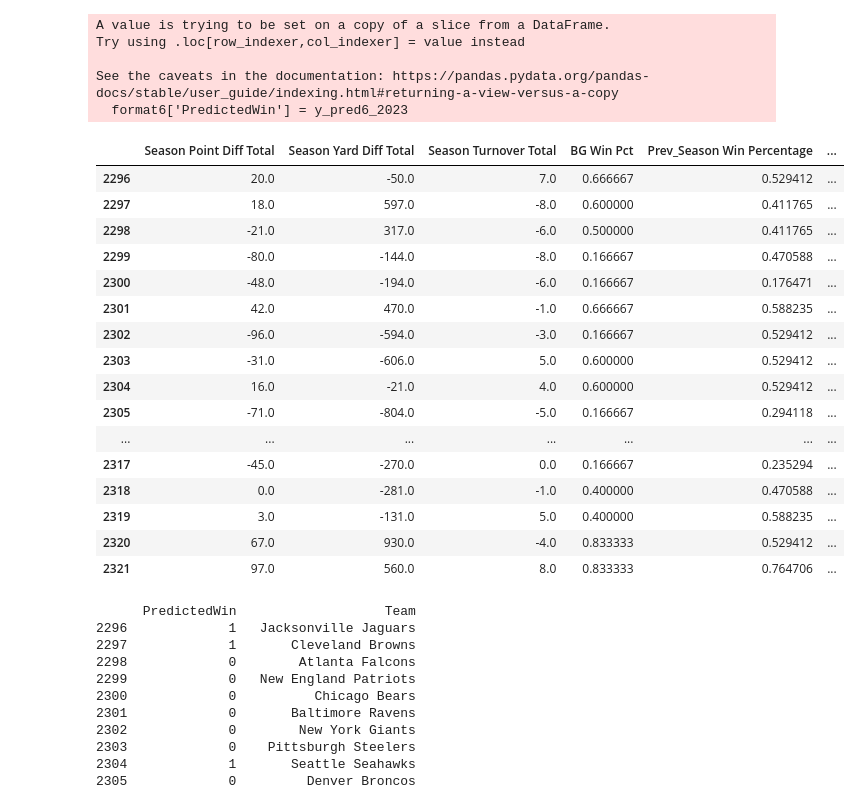
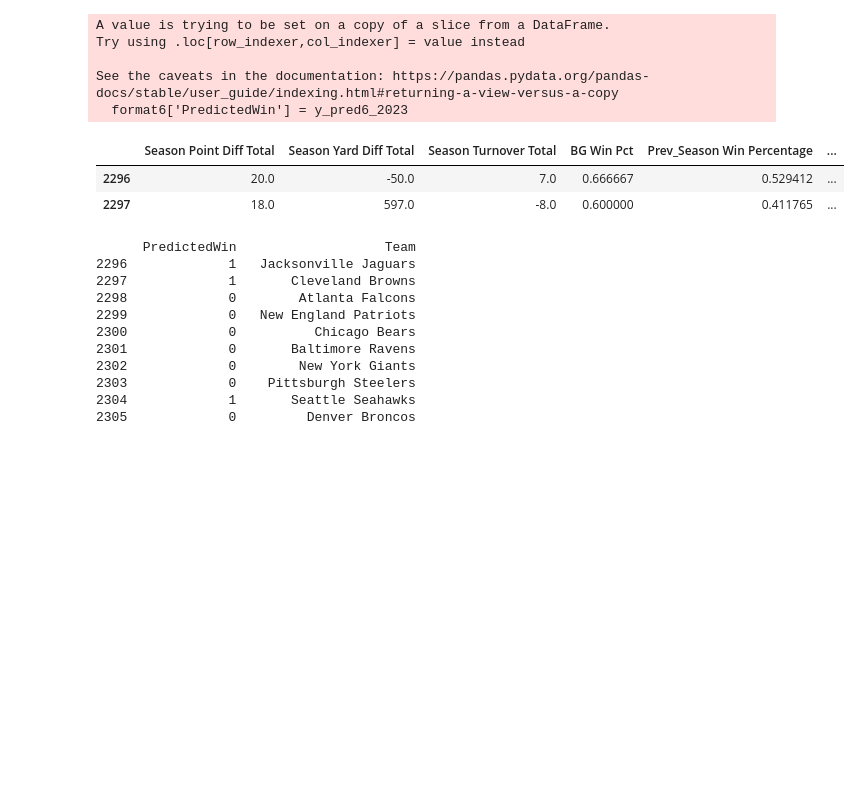
Before and after one commit to btondryk/NFL-ML-Proj, a Jupyter notebook: logregpy.ipynb, the cells around one changed output. Drawn from its saved outputs; the diff is of its cells as text; code cells hidden in the pictures; blank space fills up the shorter version.

```diff
--- a/logregpy.ipynb
+++ b/logregpy.ipynb
@@ -563,25 +560,11 @@ See the caveats in the documentation: https://pandas.pydata.org/pandas-docs/stab
 # %%
 w7_2023= df_2023[df_2023['Week']==7]
 w7_2023 =w7_2023[features2]
-w7_2023.head(26)
+w7_2023.head(2)
 # %% [output]
 |  | Season Point Diff Total | Season Yard Diff Total | Season Turnover Total | BG Win Pct | Prev_Season Win Percentage | ... |
 | 2296 | 20.0 | -50.0 | 7.0 | 0.666667 | 0.529412 | ... |
 | 2297 | 18.0 | 597.0 | -8.0 | 0.600000 | 0.411765 | ... |
-| 2298 | -21.0 | 317.0 | -6.0 | 0.500000 | 0.411765 | ... |
-| 2299 | -80.0 | -144.0 | -8.0 | 0.166667 | 0.470588 | ... |
-| 2300 | -48.0 | -194.0 | -6.0 | 0.166667 | 0.176471 | ... |
-| 2301 | 42.0 | 470.0 | -1.0 | 0.666667 | 0.588235 | ... |
-| 2302 | -96.0 | -594.0 | -3.0 | 0.166667 | 0.529412 | ... |
-| 2303 | -31.0 | -606.0 | 5.0 | 0.600000 | 0.529412 | ... |
-| 2304 | 16.0 | -21.0 | 4.0 | 0.600000 | 0.529412 | ... |
-| 2305 | -71.0 | -804.0 | -5.0 | 0.166667 | 0.294118 | ... |
-| ... | ... | ... | ... | ... | ... | ... |
-| 2317 | -45.0 | -270.0 | 0.0 | 0.166667 | 0.235294 | ... |
-| 2318 | 0.0 | -281.0 | -1.0 | 0.400000 | 0.470588 | ... |
-| 2319 | 3.0 | -131.0 | 5.0 | 0.400000 | 0.588235 | ... |
-| 2320 | 67.0 | 930.0 | -4.0 | 0.833333 | 0.529412 | ... |
-| 2321 | 97.0 | 560.0 | 8.0 | 0.833333 | 0.764706 | ... |
 # %%
 y_pred7_2023 = model3.predict(w7_2023)
 format7 = df_2023[df_2023['Week']==7]
```
Also changed, not shown: parts of 12 cells of this notebook.
